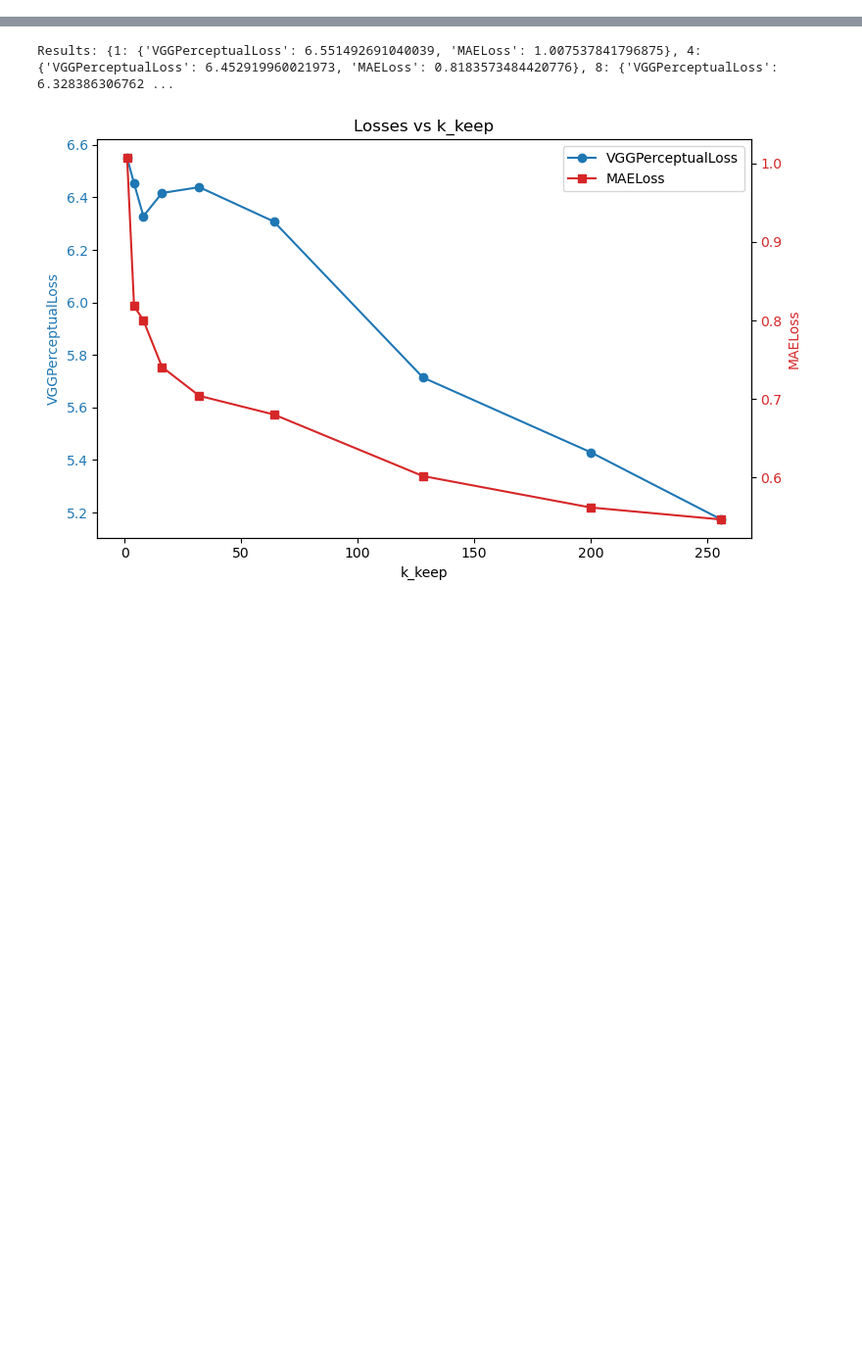
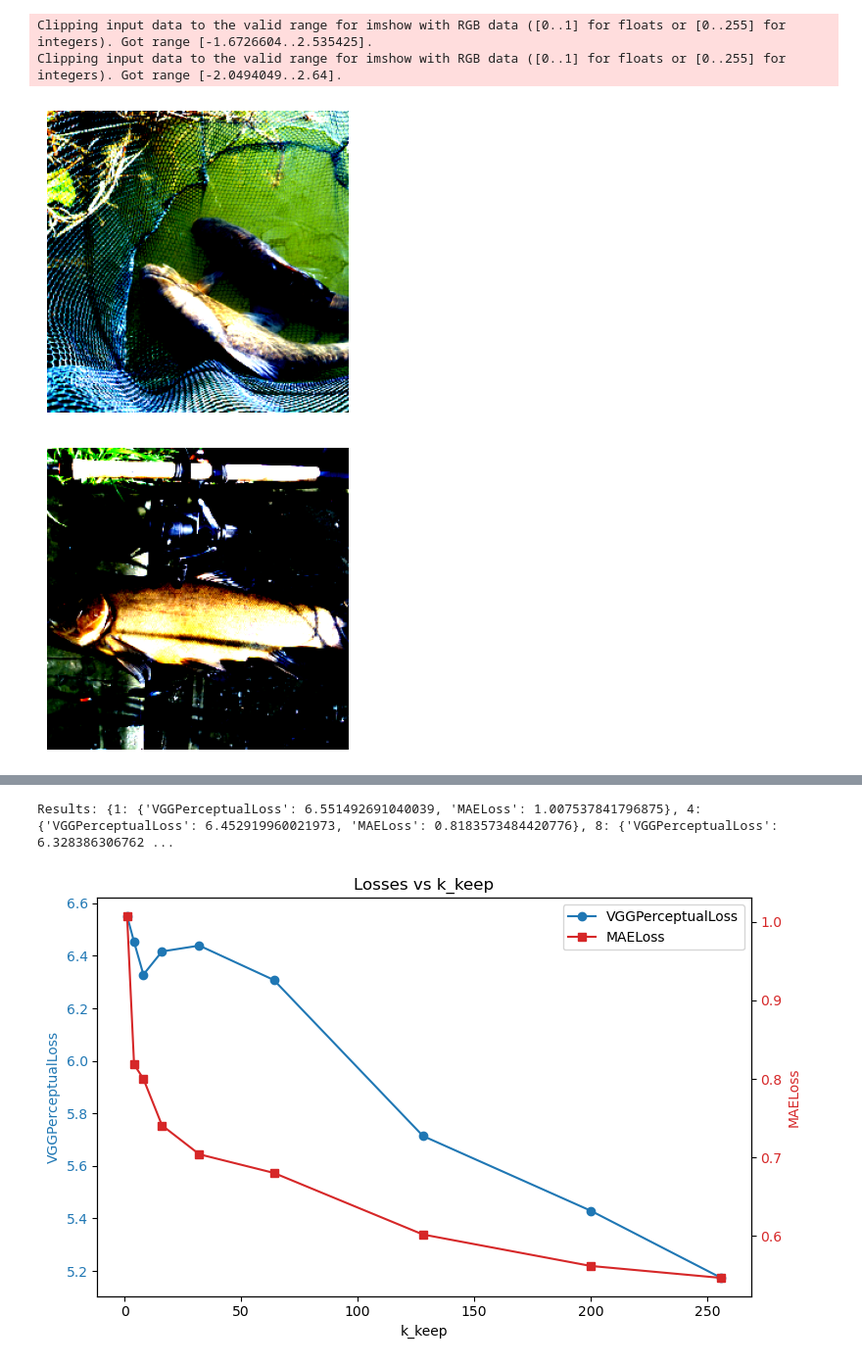
Before and after one commit to hevra01/thesis, a Jupyter notebook: flextok_inference.ipynb, the cells around one changed output, grey strips where cells are left out. Shown at 98% size. Saved outputs shown, nothing was run; the diff lists cells and outputs as text; code cells hidden in the pictures; blank space fills up the shorter version.

```diff
--- a/flextok_inference.ipynb
+++ b/flextok_inference.ipynb
@@ -13,9 +13,35 @@ device = torch.device("cuda" if torch.cuda.is_available() else "cpu")
 model = FlexTokFromHub.from_pretrained('EPFL-VILAB/flextok_d18_d28_in1k').eval().to(device)
 # %%
 from data.utils.dataloaders import get_imagenet_dataloader
-imgnet_dataloader = get_imagenet_dataloader(batch_size=32)
+imgnet_dataloader = get_imagenet_dataloader(batch_size=2)
 # %%
 first_images, first_labels = next(iter(imgnet_dataloader))
+# %%
+# print(first_images.shape) # torch.Size([2, 3, 256, 256])
+# Show the first image
+# in order to show, we first get the first image from the batch, then we permute the dimensions such that
+# the channel dimension comes last: from (C, H, W) to (H, W, C). then we carry the tensor to CPU and convert it to numpy
+# plt.imshow(first_images[0].permute(1, 2, 0).cpu().numpy())
+# plt.imshow(first_images[1].permute(1, 2, 0).cpu().numpy())
+
+# show the 2 images together
+
+# Select two samples
+for i in range(2):
+    img = first_images[i]  # shape: (3, H, W)
+    label = first_labels[i].item()
+
+    # Convert to (H, W, 3) format for matplotlib
+    img_np = img.permute(1, 2, 0).cpu().numpy()
+
+    plt.figure(figsize=(4, 4))
+    plt.imshow(img_np)
+    plt.axis('off')
+# %% [output]
+Clipping input data to the valid range for imshow with RGB data ([0..1] for floats or [0..255] for integers). Got range [-1.6726604..2.535425].
+Clipping input data to the valid range for imshow with RGB data ([0..1] for floats or [0..255] for integers). Got range [-2.0494049..2.64].
+[figure, added]
+[figure, added]
 # %%
 def reconstructionLoss_vs_compressionRate(model, images, k_keep_list, loss_fns, loss_weights=None):
     """
```
Also changed, not shown: parts of 1 cell of this notebook, 10 other files.
